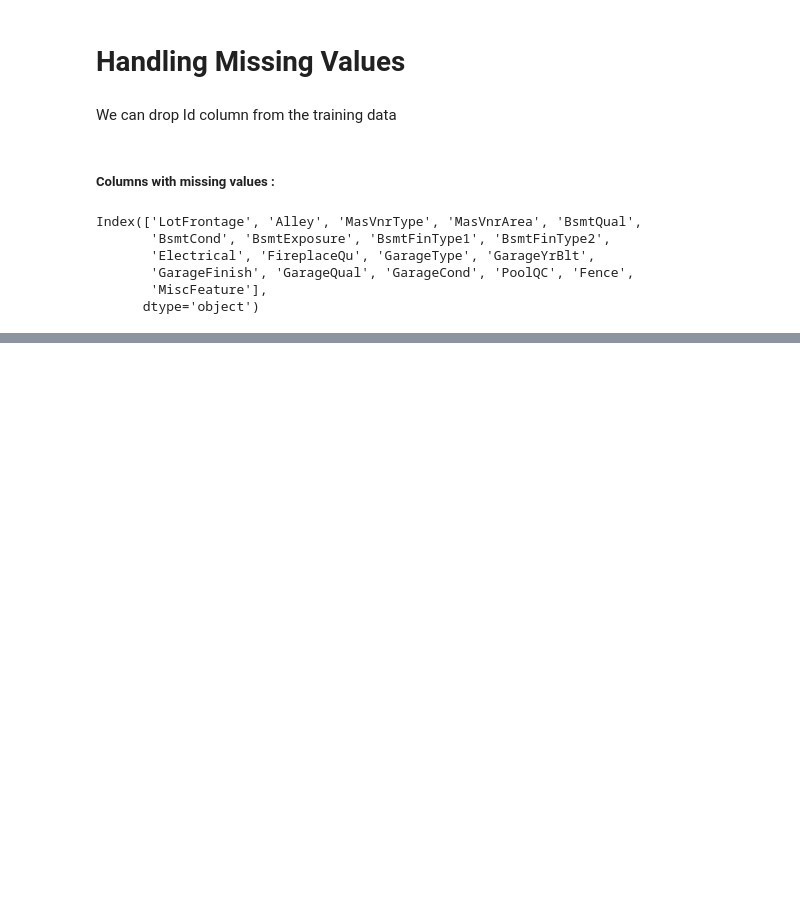
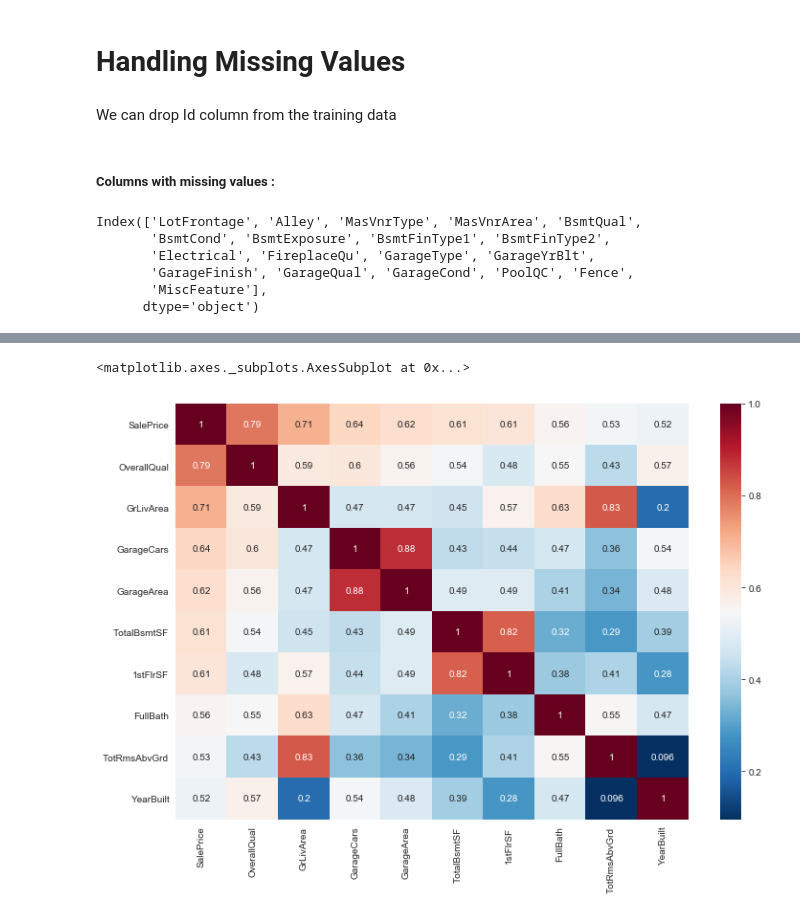
Before and after one commit to archanac8799/predicting_house_price, a Jupyter notebook: EDA.ipynb, the cells around one changed output, grey strips where cells are left out. Drawn from its saved outputs; the diff is of its cells as text; code cells hidden in the pictures; blank space fills up the shorter version.

```diff
--- a/EDA.ipynb
+++ b/EDA.ipynb
@@ -124,0 +143,10 @@ missing.plot.bar()
+# %%
+#the top 10 things which are affecting sale_price the most
+k = 10
+cols = corr_matrix.nlargest(k, 'SalePrice')['SalePrice'].index
+k_corr_matrix = train[cols].corr()
+plt.figure(figsize=(12, 8))
+sns.heatmap(k_corr_matrix, annot=True, cmap=plt.cm.RdBu_r)
+# %% [output]
+<matplotlib.axes._subplots.AxesSubplot at 0x...>
+[figure, added]
```
Also changed, not shown: parts of 22 cells of this notebook.
